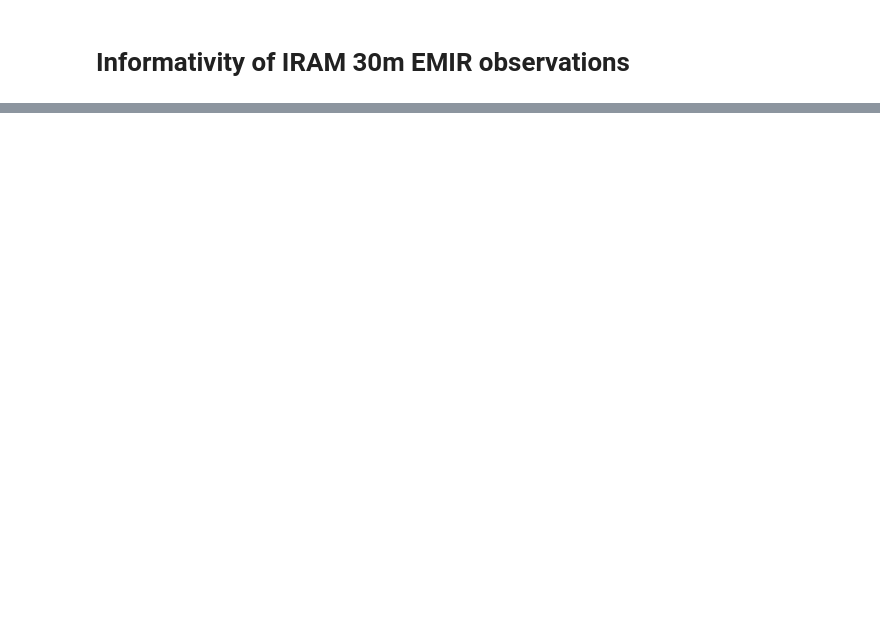
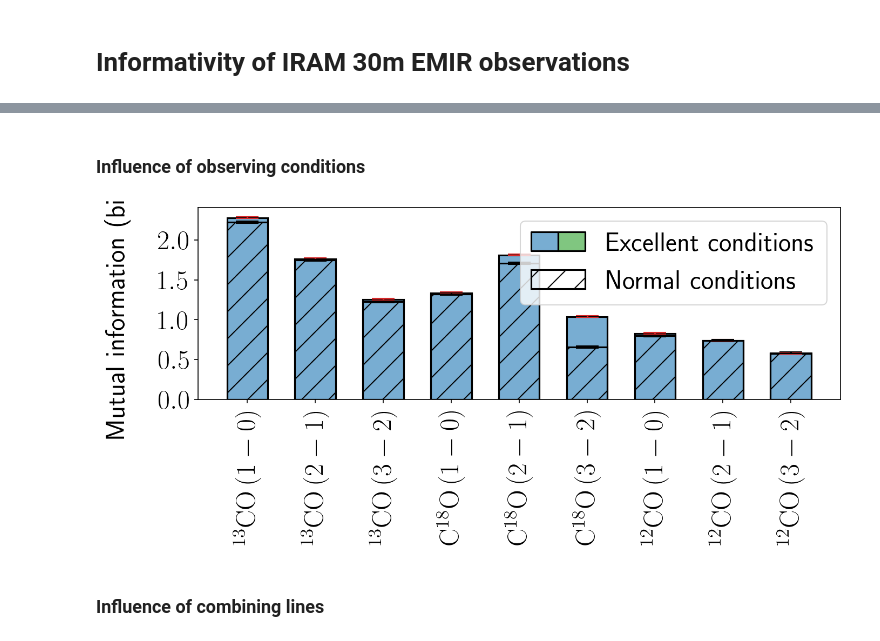
Before and after one commit to einigl/iram-30m-emir-obs-info, a Jupyter notebook: examples/informativity.ipynb, the cells around one changed output, grey strips where cells are left out. Saved outputs shown, nothing was run; the diff lists cells and outputs as text; code cells hidden in the pictures; blank space fills up the shorter version.

```diff
--- a/examples/informativity.ipynb
+++ b/examples/informativity.ipynb
@@ -50,0 +137,13 @@ plt.show()
+# %%
+infobs_ipwv = Infobs(
+    IRAM30mEMIR(linewidth, ipwv=0),
+    n_samples,
+    samplers,
+    obstime=30
+)
+
+infobs_ipwv.set_path(
+    os.path.join("informativity", "data-ipwv")
+)
+
+infobs_ipwv.set_regimes(regimes)
@@ -50,0 +187,20 @@ plt.show()
+# %% [markdown]
+### Influence of observing conditions
+# %%
+plt.figure(figsize=(1.6*6.4, 1.6*0.4*4.8), dpi=150)
+
+infobs_ipwv.plot_info_bars_comparison(
+    infobs,
+    lines,
+    "Av",
+    restriction="all",
+    errorbars=True,
+    labels=["Excellent conditions", "Normal conditions"],
+    display_transitions=True
+)
+
+plt.show()
+# %% [output]
+[figure, added]
+# %% [markdown]
+### Influence of combining lines
```
Also changed, not shown: parts of 50 cells of this notebook, 7 other files.
